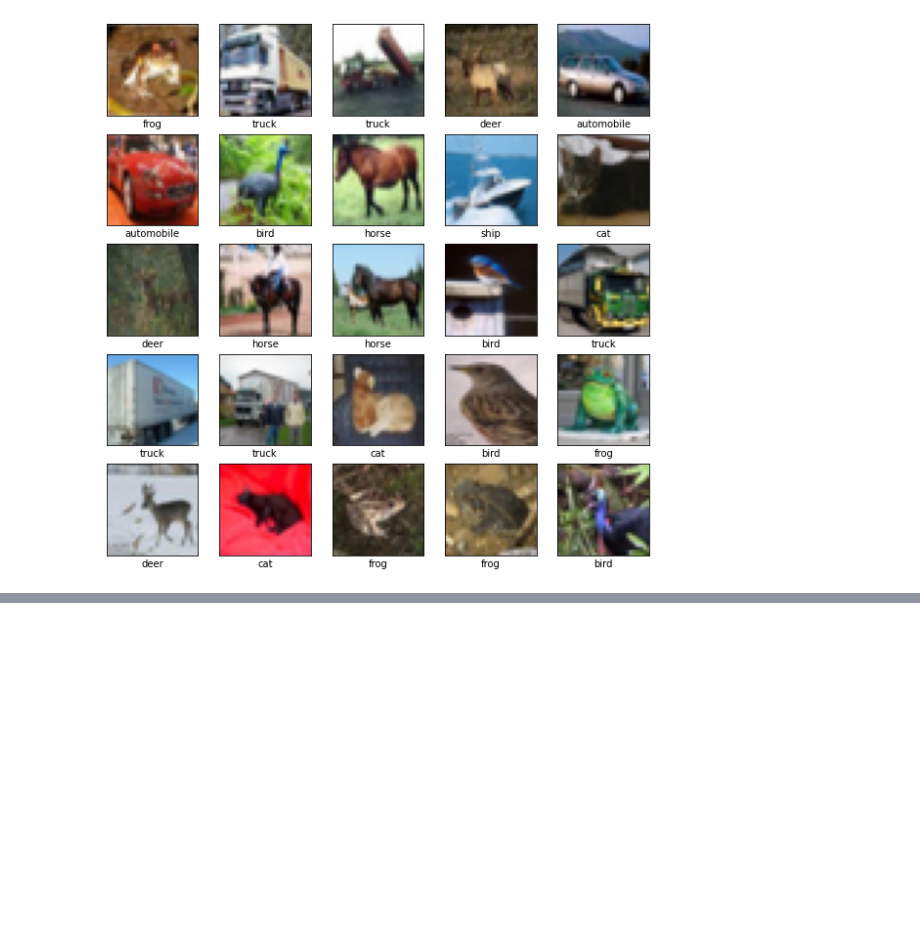
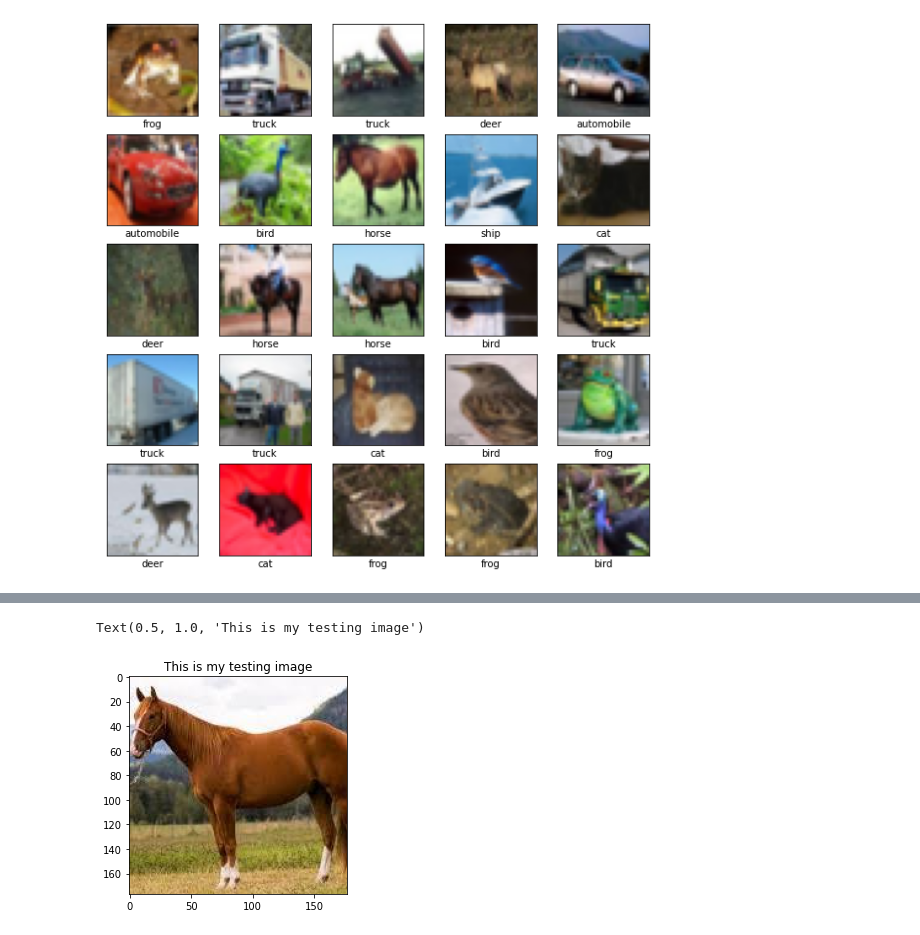
Before and after one commit to kaopanboonyuen/Python-Data-Science, a Jupyter notebook: TF2/ConvNet_with_Cifar10_TF2_version.ipynb, the cells around one changed output, grey strips where cells are left out. Cells and saved outputs as stored; diff of their text form; code cells hidden in the pictures; blank space fills up the shorter version.

```diff
--- a/TF2/ConvNet_with_Cifar10_TF2_version.ipynb
+++ b/TF2/ConvNet_with_Cifar10_TF2_version.ipynb
@@ -146,6 +169,12 @@ url = 'https://i.ytimg.com/vi/YCaGYUIfdy4/maxresdefault.jpg'
 response = requests.get(url)
 img = Image.open(BytesIO(response.content))
 img2 = img
+# %%
+plt.imshow(img2)
+plt.title("This is my testing image")
+# %% [output]
+Text(0.5, 1.0, 'This is my testing image')
+[figure, added]
 # %%
 img = img.resize((32,32))
 img = np.array(img, dtype=np.float32)
```
Also changed, not shown: parts of 9 cells of this notebook.
